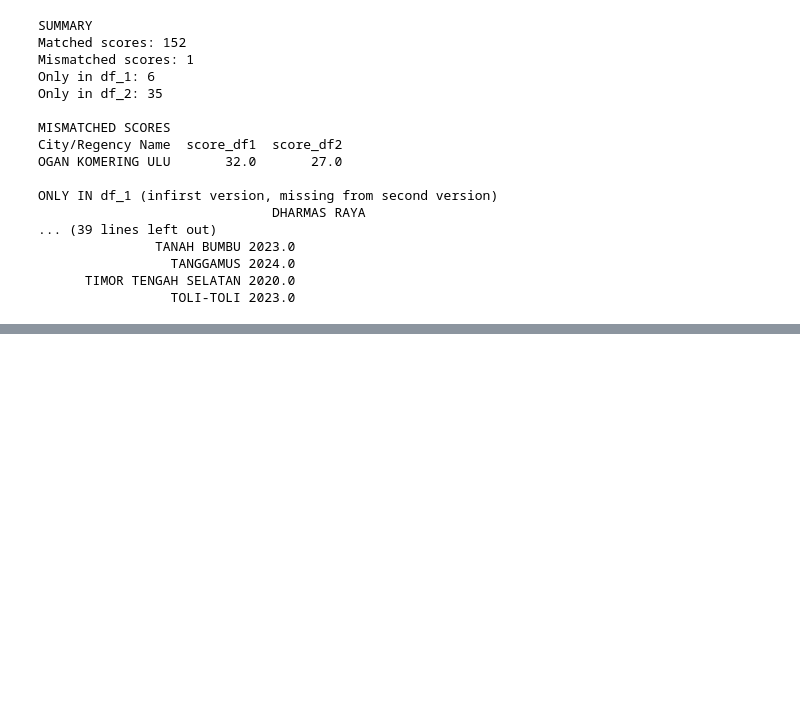
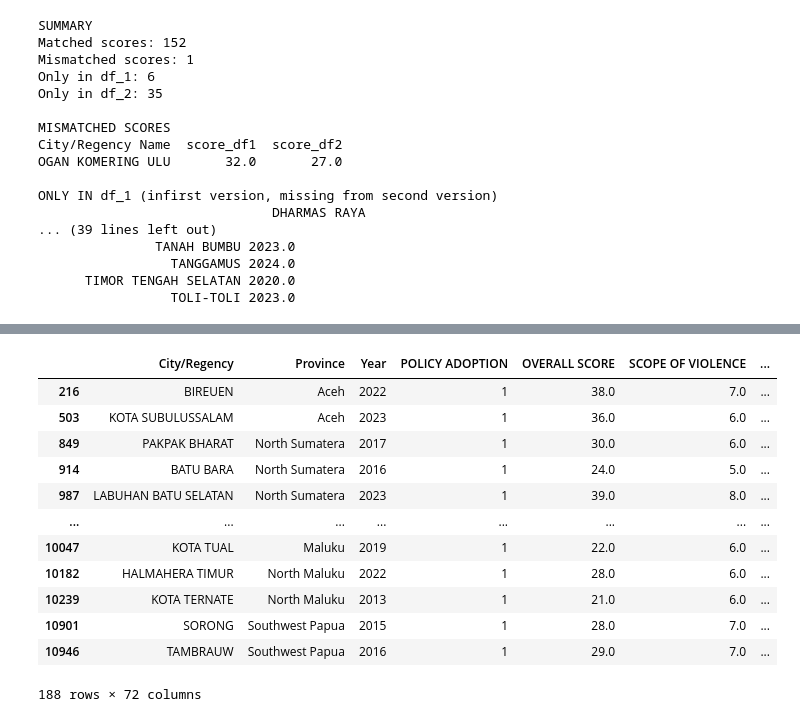
Before and after one commit to KatieBuc/qualityoflaw, a Jupyter notebook: notebooks/check_mapping.ipynb, the cells around one changed output, grey strips where cells are left out. Drawn from its saved outputs; the diff is of its cells as text; code cells hidden in the pictures; blank space fills up the shorter version.

```diff
--- a/notebooks/check_mapping.ipynb
+++ b/notebooks/check_mapping.ipynb
@@ -272,0 +329,16 @@ ONLY IN df_1 (infirst version, missing from second version)
+# %%
+df_2#[df_2["City/Regency"]=="Timor Tengah Utara"]
+# %% [output]
+|  | City/Regency | Province | Year | POLICY ADOPTION | OVERALL SCORE | SCOPE OF VIOLENCE | ... |
+| 216 | BIREUEN | Aceh | 2022 | 1 | 38.0 | 7.0 | ... |
+| 503 | KOTA SUBULUSSALAM | Aceh | 2023 | 1 | 36.0 | 6.0 | ... |
+| 849 | PAKPAK BHARAT | North Sumatera | 2017 | 1 | 30.0 | 6.0 | ... |
+| 914 | BATU BARA | North Sumatera | 2016 | 1 | 24.0 | 5.0 | ... |
+| 987 | LABUHAN BATU SELATAN | North Sumatera | 2023 | 1 | 39.0 | 8.0 | ... |
+| ... | ... | ... | ... | ... | ... | ... | ... |
+| 10047 | KOTA TUAL | Maluku | 2019 | 1 | 22.0 | 6.0 | ... |
+| 10182 | HALMAHERA TIMUR | North Maluku | 2022 | 1 | 28.0 | 6.0 | ... |
+| 10239 | KOTA TERNATE | North Maluku | 2013 | 1 | 21.0 | 6.0 | ... |
+| 10901 | SORONG | Southwest Papua | 2015 | 1 | 28.0 | 7.0 | ... |
+| 10946 | TAMBRAUW | Southwest Papua | 2016 | 1 | 29.0 | 7.0 | ... |
+188 rows × 72 columns
```
Also changed, not shown: parts of 7 cells of this notebook, 6 other files.
